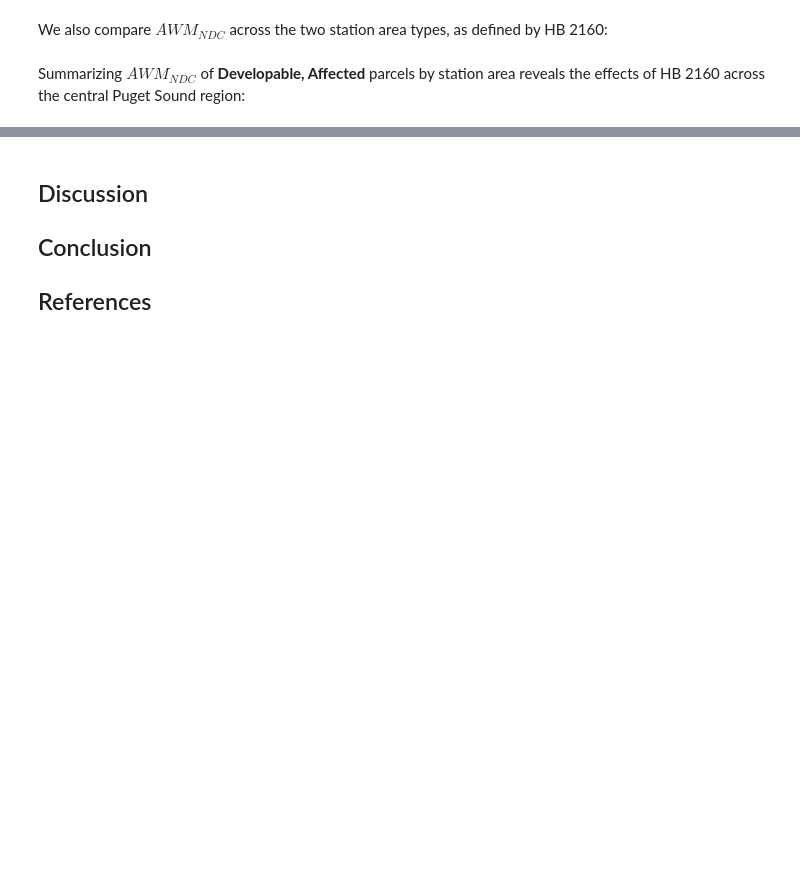
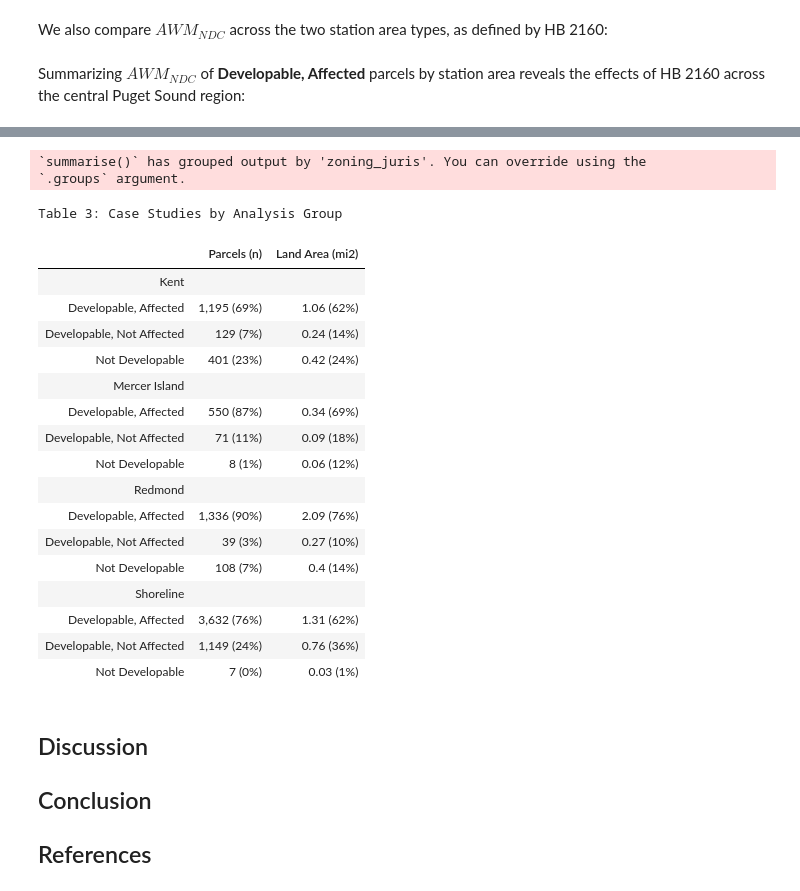
Before and after one commit to tiernanmartin/2024-transit-oriented-development-bill, a Jupyter notebook: index.embed.ipynb, the cells around one changed output, grey strips where cells are left out. Cells and saved outputs as stored; diff of their text form; code cells hidden in the pictures; blank space fills up the shorter version.

```diff
--- a/index.embed.ipynb
+++ b/index.embed.ipynb
@@ -366,3 +347,72 @@ p_tbl_summary_city |>
+# %%
+col_names_city <- c("City",
+                    "Analysis Group",
+                    "Parcels (n)",
+                    "Land Area (sq. miles)")
+
+case_studies <- c("Shoreline",
+                  "Redmond",
+                  "Mercer Island",
+                  "Kent"
+                  )
+
+p_cities <- p |>
+  st_drop_geometry() |>
+  filter(zoning_juris %in% case_studies)
+
+p_cities_affected <- p_affected |>
+  filter(zoning_juris %in% case_studies)
+
+p_cities |>
+  group_by(zoning_juris, analysis_type) |>
+  summarize(.groups = "drop",
+            n = n(),
+            area =
+              round(digits = 2,
+                    sum(parcel_area_mi2, na.rm = TRUE))
+            ) |>
+  group_by(zoning_juris) |>
+  mutate(n_total = sum(n),
+         area_total = sum(area)) |>
+  group_by(zoning_juris, analysis_type) |>
+  summarize(
+    n = glue("{comma(n)} ({percent(n/n_total)})"),
+    area = glue("{area} ({percent(area/area_total)})")
+  ) |>
+  ungroup() |>
+  gt(rowname_col = "analysis_type" ,
+     groupname_col = "zoning_juris",
+     process_md = TRUE) |>
+  cols_label(
+    n = "Parcels (n)",
+    area = html("Land Area (mi<sup>2</sup>)")
+  ) |>
+  tab_style(
+    style = list(
+      cell_text(indent = px(20))),
+    locations = cells_stub()
+  )
+# %% [output]
+`summarise()` has grouped output by 'zoning_juris'. You can override using the
+`.groups` argument.
+Table 3: Case Studies by Analysis Group
+|  | Parcels (n) | Land Area (mi2) |
+| Kent |  |  |
+| Developable, Affected | 1,195 (69%) | 1.06 (62%) |
+| Developable, Not Affected | 129 (7%) | 0.24 (14%) |
+| Not Developable | 401 (23%) | 0.42 (24%) |
+| Mercer Island |  |  |
+| Developable, Affected | 550 (87%) | 0.34 (69%) |
+| Developable, Not Affected | 71 (11%) | 0.09 (18%) |
+| Not Developable | 8 (1%) | 0.06 (12%) |
+| Redmond |  |  |
+| Developable, Affected | 1,336 (90%) | 2.09 (76%) |
+| Developable, Not Affected | 39 (3%) | 0.27 (10%) |
+| Not Developable | 108 (7%) | 0.4 (14%) |
+| Shoreline |  |  |
+| Developable, Affected | 3,632 (76%) | 1.31 (62%) |
+| Developable, Not Affected | 1,149 (24%) | 0.76 (36%) |
+| Not Developable | 7 (0%) | 0.03 (1%) |
 # %% [markdown]
 ## Discussion
 
```
Also changed, not shown: parts of 4 cells of this notebook, 12 other files.
